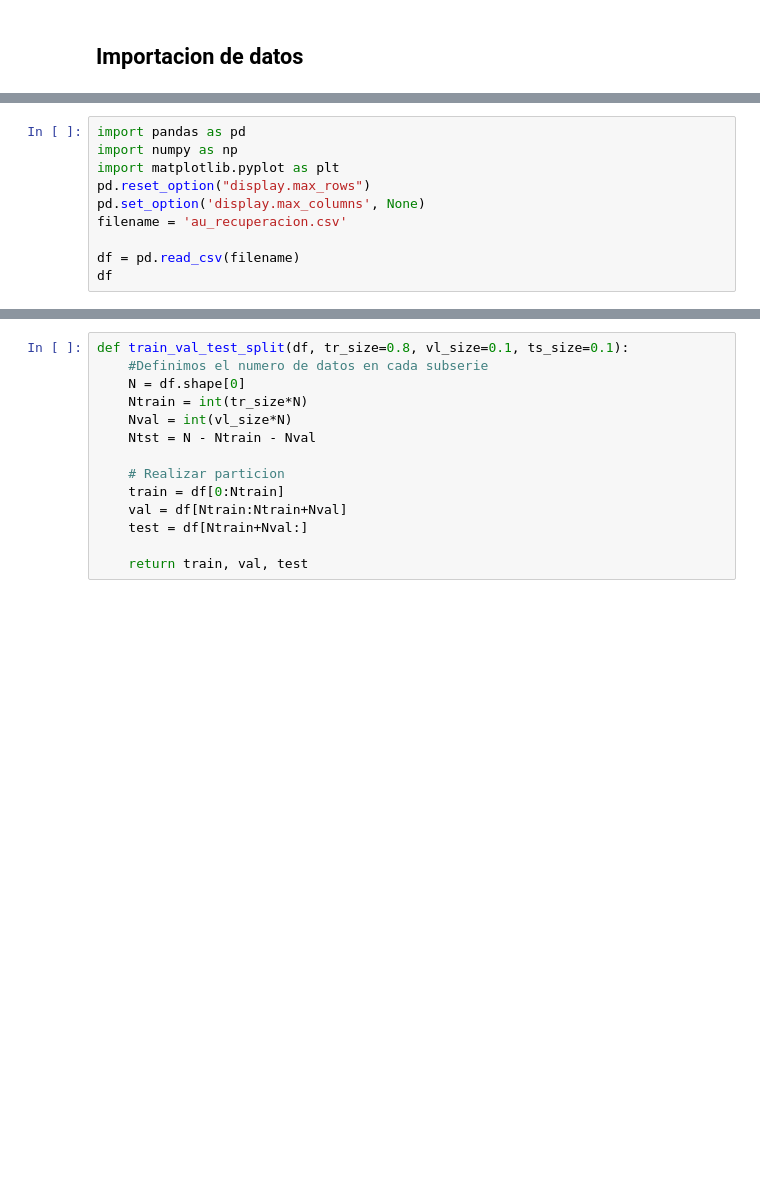
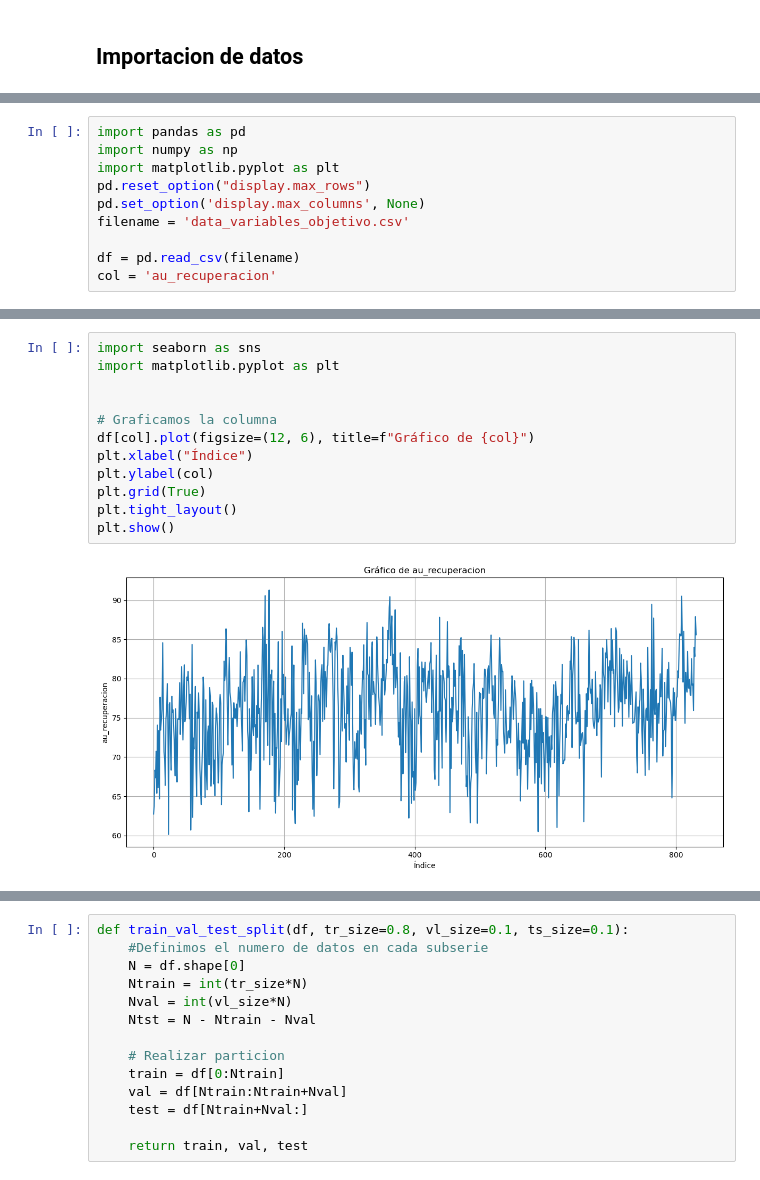
Before and after one commit to Cris220802/IA, a Jupyter notebook: BM/LSTM.ipynb, the cells around one changed output, grey strips where cells are left out. Cells and saved outputs as stored; diff of their text form; blank space fills up the shorter version.

```diff
--- a/BM/LSTM.ipynb
+++ b/BM/LSTM.ipynb
@@ -26,7 +28,7 @@ import numpy as np
 import matplotlib.pyplot as plt
 pd.reset_option("display.max_rows")
 pd.set_option('display.max_columns', None)
-filename = 'au_recuperacion.csv'
+filename = 'data_variables_objetivo.csv'
 
 df = pd.read_csv(filename)
-df
+col = 'au_recuperacion'
@@ -66,0 +83,14 @@ memory usage: 61.0 KB
+# %%
+import seaborn as sns
+import matplotlib.pyplot as plt
+
+
+# Graficamos la columna
+df[col].plot(figsize=(12, 6), title=f"Gráfico de {col}")
+plt.xlabel("Índice")
+plt.ylabel(col)
+plt.grid(True)
+plt.tight_layout()
+plt.show()
+# %% [output]
+[figure, added]
```
Also changed, not shown: parts of 29 cells of this notebook, 13 other files.
